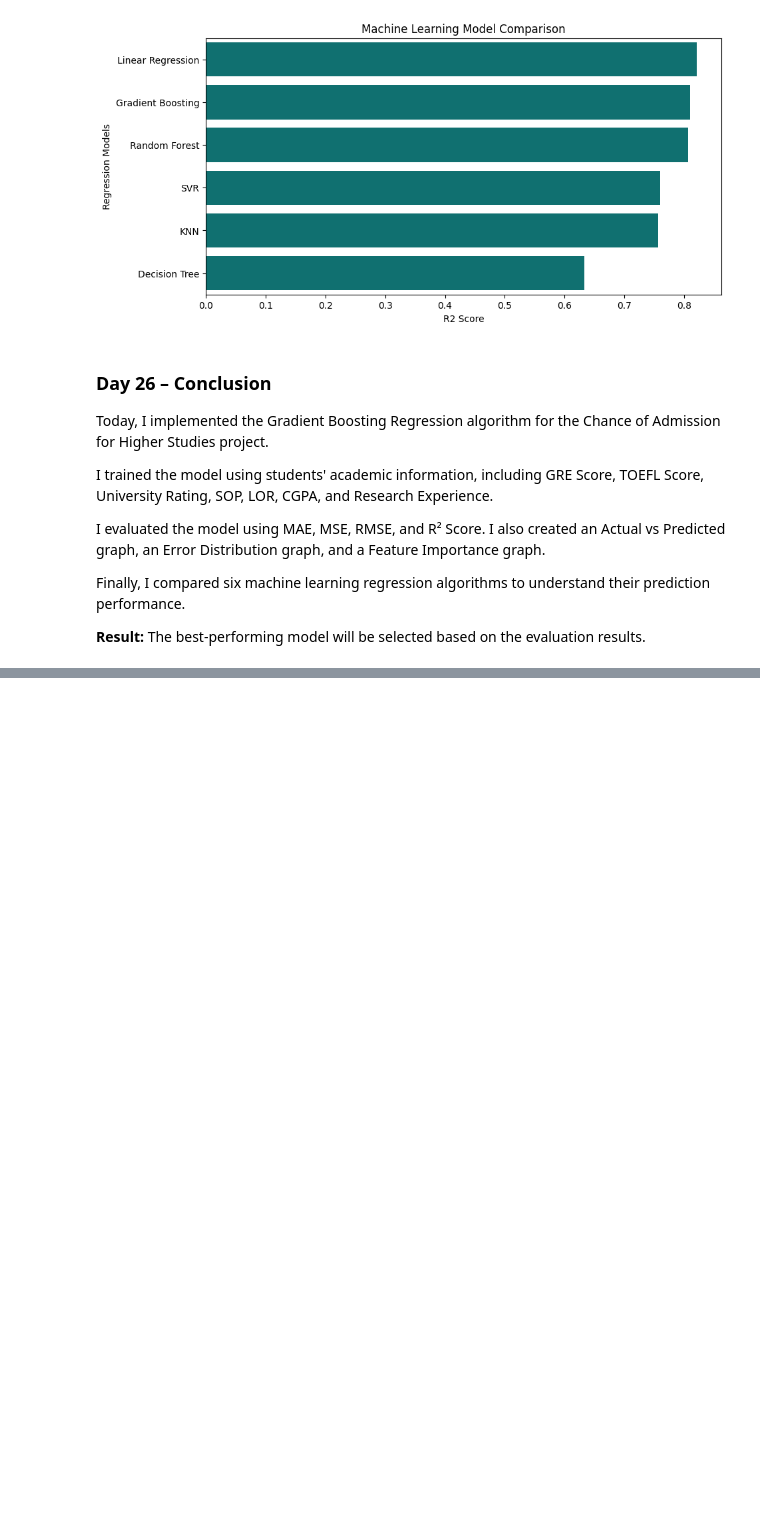
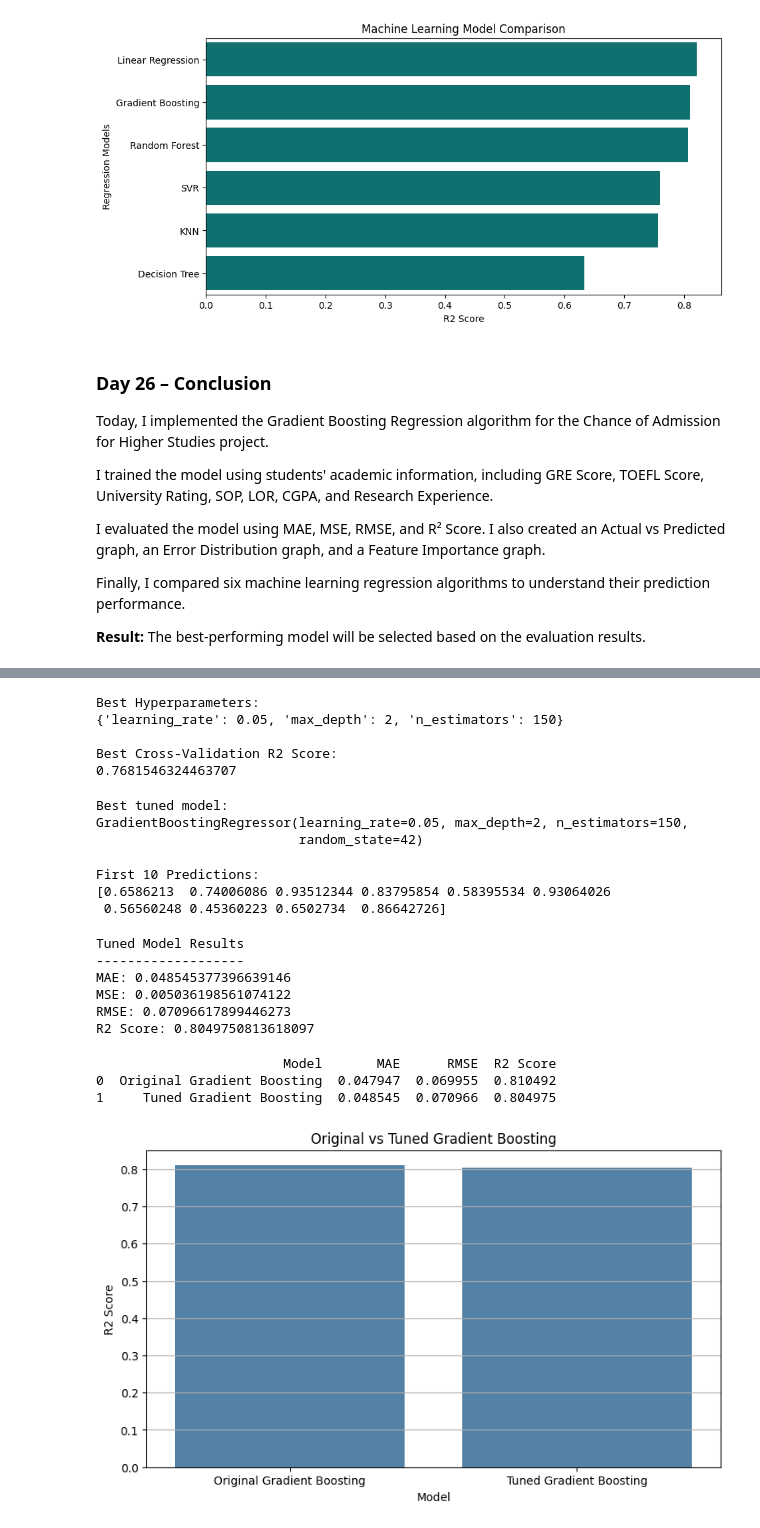
Before and after one commit to sumanamishra1120-ux/Chance-of-Admission-Higher-Studies, a Jupyter notebook: Chance_of_Admission_Higher_Studies.ipynb, the cells around one changed output, grey strips where cells are left out. Saved outputs shown, nothing was run; the diff lists cells and outputs as text; code cells hidden in the pictures; blank space fills up the shorter version.

Commit message:
Day 27: Hyperparameter Tuning using GridSearchCV

```diff
--- a/Chance_of_Admission_Higher_Studies.ipynb
+++ b/Chance_of_Admission_Higher_Studies.ipynb
@@ -4917,0 +5045,80 @@ Finally, I compared six machine learning regression algorithms to understand the
+# %%
+print("Best Hyperparameters:")
+print(grid_search.best_params_)
+
+print("\nBest Cross-Validation R2 Score:")
+print(grid_search.best_score_)
+# %% [output]
+Best Hyperparameters:
+{'learning_rate': 0.05, 'max_depth': 2, 'n_estimators': 150}
+
+Best Cross-Validation R2 Score:
+0.7681546324463707
+# %%
+best_model = grid_search.best_estimator_
+
+print("Best tuned model:")
+print(best_model)
+# %% [output]
+Best tuned model:
+GradientBoostingRegressor(learning_rate=0.05, max_depth=2, n_estimators=150,
+                          random_state=42)
+# %%
+tuned_pred = best_model.predict(X_test)
+
+print("First 10 Predictions:")
+print(tuned_pred[:10])
+# %% [output]
+First 10 Predictions:
+[0.6586213  0.74006086 0.93512344 0.83795854 0.58395534 0.93064026
+ 0.56560248 0.45360223 0.6502734  0.86642726]
+# %%
+tuned_mae = mean_absolute_error(y_test, tuned_pred)
+tuned_mse = mean_squared_error(y_test, tuned_pred)
+tuned_rmse = np.sqrt(tuned_mse)
+tuned_r2 = r2_score(y_test, tuned_pred)
+
+print("Tuned Model Results")
+print("-------------------")
+print("MAE:", tuned_mae)
+print("MSE:", tuned_mse)
+print("RMSE:", tuned_rmse)
+print("R2 Score:", tuned_r2)
+# %% [output]
+Tuned Model Results
+-------------------
+MAE: 0.048545377396639146
+MSE: 0.005036198561074122
+RMSE: 0.07096617899446273
+R2 Score: 0.8049750813618097
+# %%
+comparison_df = pd.DataFrame({
+    "Model": ["Original Gradient Boosting", "Tuned Gradient Boosting"],
+    "MAE": [original_mae, tuned_mae],
+    "RMSE": [original_rmse, tuned_rmse],
+    "R2 Score": [original_r2, tuned_r2]
+})
+
+print(comparison_df)
+# %% [output]
+                        Model       MAE      RMSE  R2 Score
+0  Original Gradient Boosting  0.047947  0.069955  0.810492
+1     Tuned Gradient Boosting  0.048545  0.070966  0.804975
+# %%
+plt.figure(figsize=(9, 5))
+
+sns.barplot(
+    data=comparison_df,
+    x="Model",
+    y="R2 Score",
+    color="steelblue"
+)
+
+plt.title("Original vs Tuned Gradient Boosting")
+plt.xlabel("Model")
+plt.ylabel("R2 Score")
+plt.grid(axis="y")
+
+plt.show()
+# %% [output]
+[figure, added]
```
Also changed, not shown: parts of 15 cells of this notebook.
